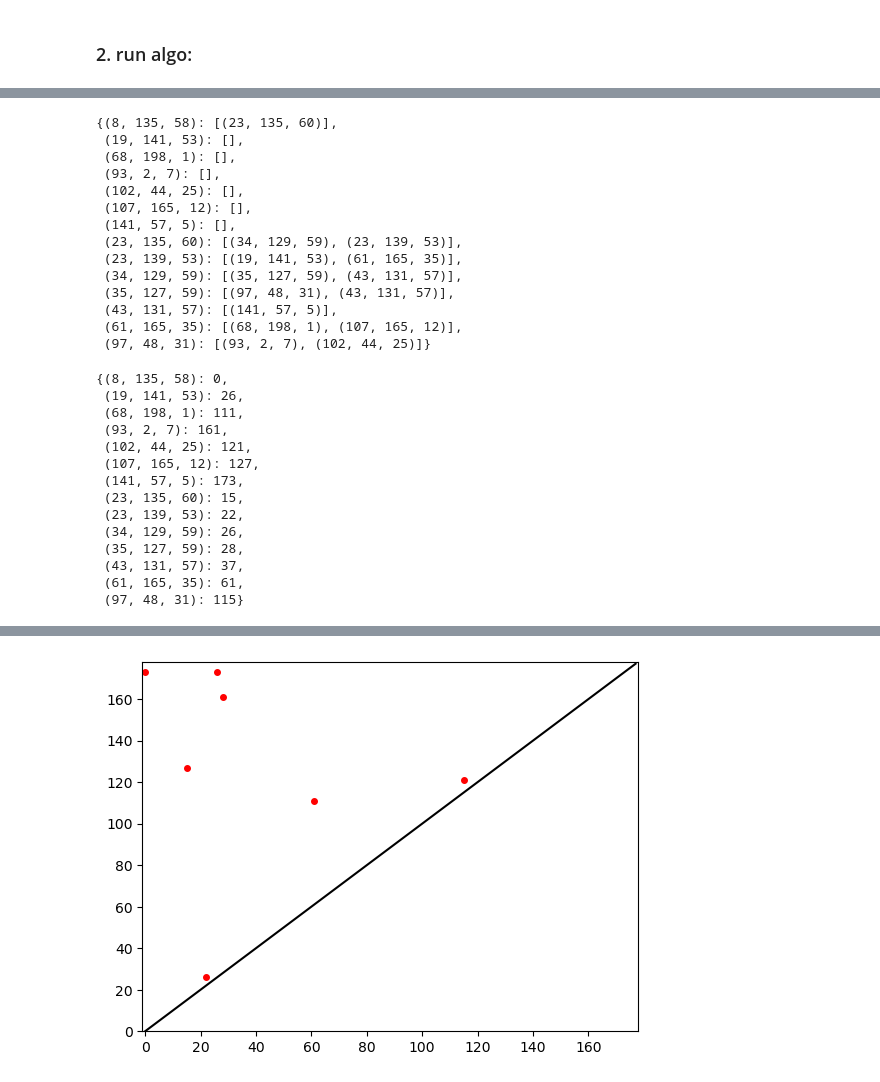
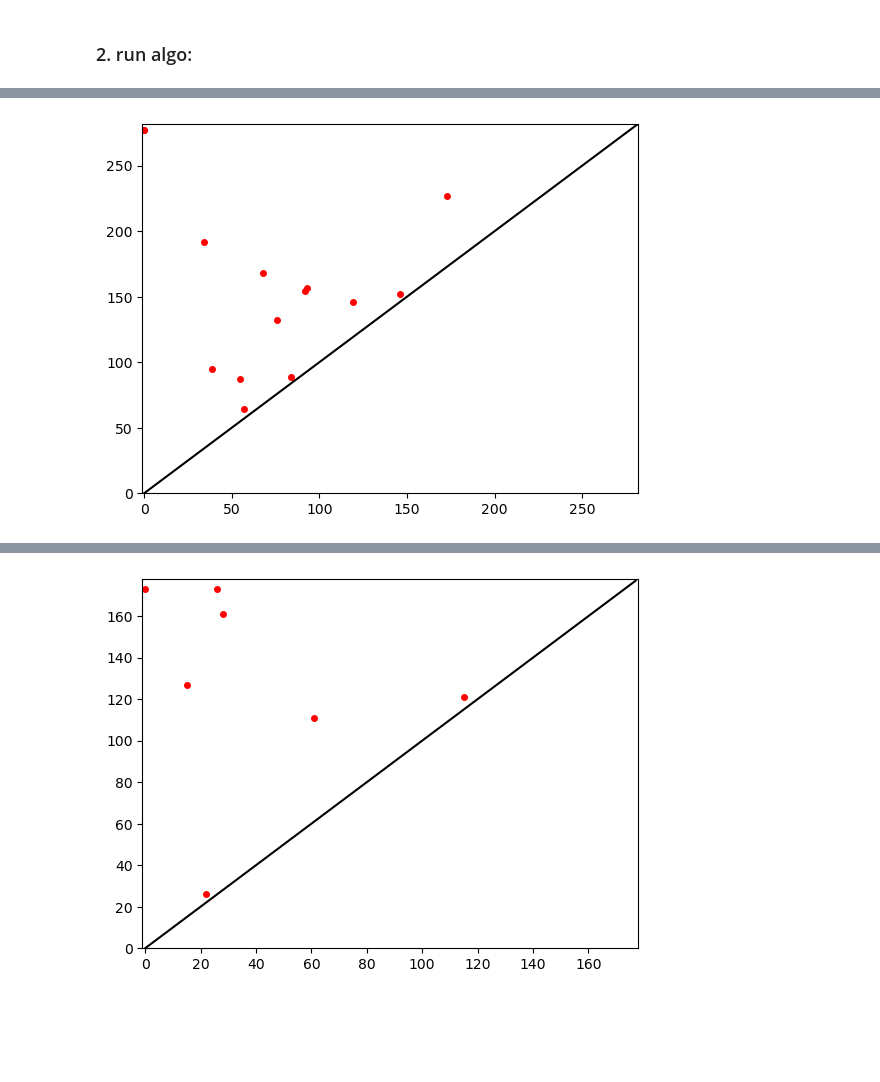
Before and after one commit to EvaBr/cardiovas, a Jupyter notebook: TMD.ipynb, the cells around one changed output, grey strips where cells are left out. Cells and saved outputs as stored; diff of their text form; code cells hidden in the pictures; blank space fills up the shorter version.

```diff
--- a/TMD.ipynb
+++ b/TMD.ipynb
@@ -433,34 +442,6 @@ got to rootnode (8, 135, 58)
-# %%
-nodes_childr
-# %% [output]
-{(8, 135, 58): [(23, 135, 60)],
- (19, 141, 53): [],
- (68, 198, 1): [],
- (93, 2, 7): [],
- (102, 44, 25): [],
- (107, 165, 12): [],
- (141, 57, 5): [],
- (23, 135, 60): [(34, 129, 59), (23, 139, 53)],
- (23, 139, 53): [(19, 141, 53), (61, 165, 35)],
- (34, 129, 59): [(35, 127, 59), (43, 131, 57)],
- (35, 127, 59): [(97, 48, 31), (43, 131, 57)],
- (43, 131, 57): [(141, 57, 5)],
- (61, 165, 35): [(68, 198, 1), (107, 165, 12)],
- (97, 48, 31): [(93, 2, 7), (102, 44, 25)]}
-# %%
-nodes_dists
-# %% [output]
-{(8, 135, 58): 0,
- (19, 141, 53): 26,
- (68, 198, 1): 111,
- (93, 2, 7): 161,
- (102, 44, 25): 121,
- (107, 165, 12): 127,
- (141, 57, 5): 173,
- (23, 135, 60): 15,
- (23, 139, 53): 22,
- (34, 129, 59): 26,
- (35, 127, 59): 28,
- (43, 131, 57): 37,
- (61, 165, 35): 61,
- (97, 48, 31): 115}
+# %%
+persist_vec1, assert_root1 = getTMD(nodes_childr1, nodes_dists1)
+# %%
+plotPersDiagram(persist_vec1)
+# %% [output]
+[figure, added]
```
Also changed, not shown: parts of 39 cells of this notebook.
